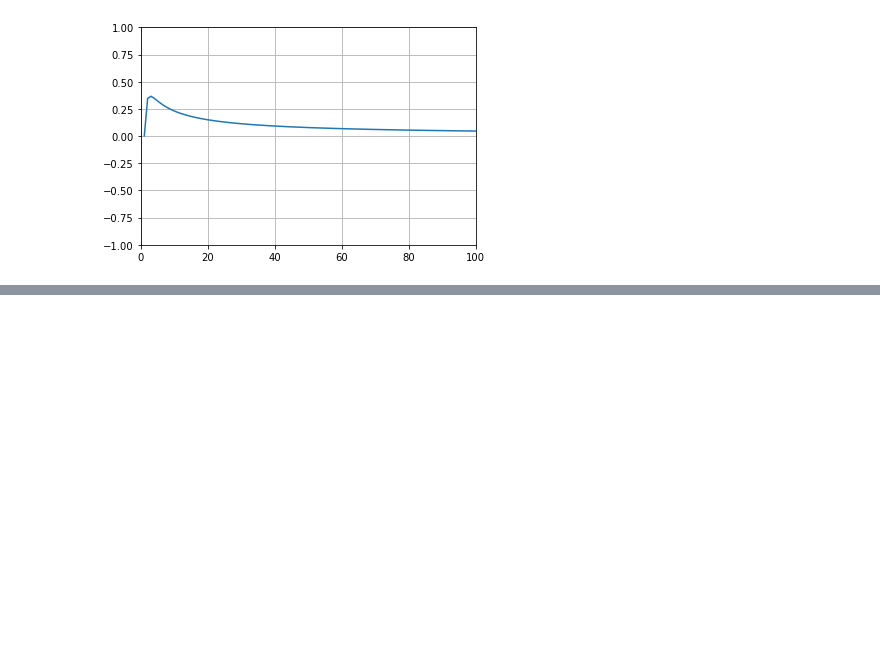
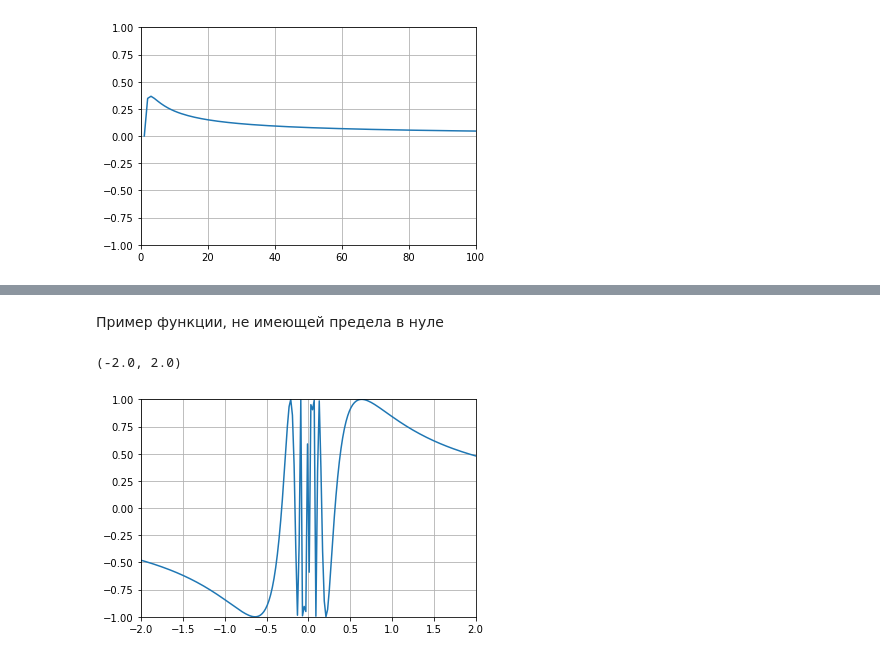
Before and after one commit to alex-kalinichenko/misc, a Jupyter notebook: notebooks/graph.ipynb, the cells around one changed output, grey strips where cells are left out. Drawn from its saved outputs; the diff is of its cells as text; code cells hidden in the pictures; blank space fills up the shorter version.

```diff
--- a/notebooks/graph.ipynb
+++ b/notebooks/graph.ipynb
@@ -14,0 +32,17 @@ xlim(0,100)
+# %% [markdown]
+Пример функции, не имеющей предела в нуле
+# %%
+import numpy as np
+import matplotlib.pyplot as plt
+from pylab import *
+%matplotlib inline
+
+x = np.linspace(-10, 10, 1000)
+y = sin(1/x)
+plt.plot(x, y)
+plt.grid(True)
+ylim(-1, 1)
+xlim(-2,2)
+# %% [output]
+(-2.0, 2.0)
+[figure, added]
```
Also changed, not shown: parts of 4 cells of this notebook, 2 other files.
